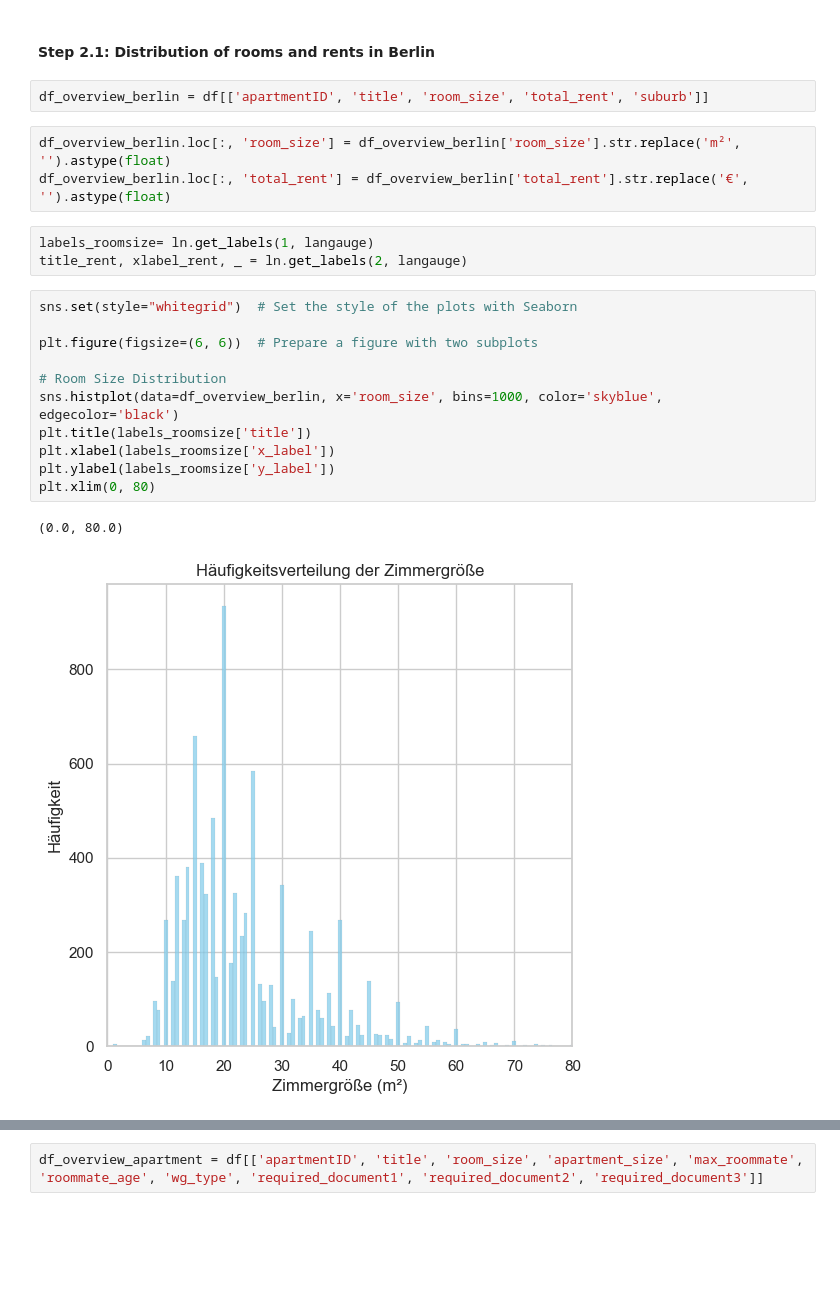
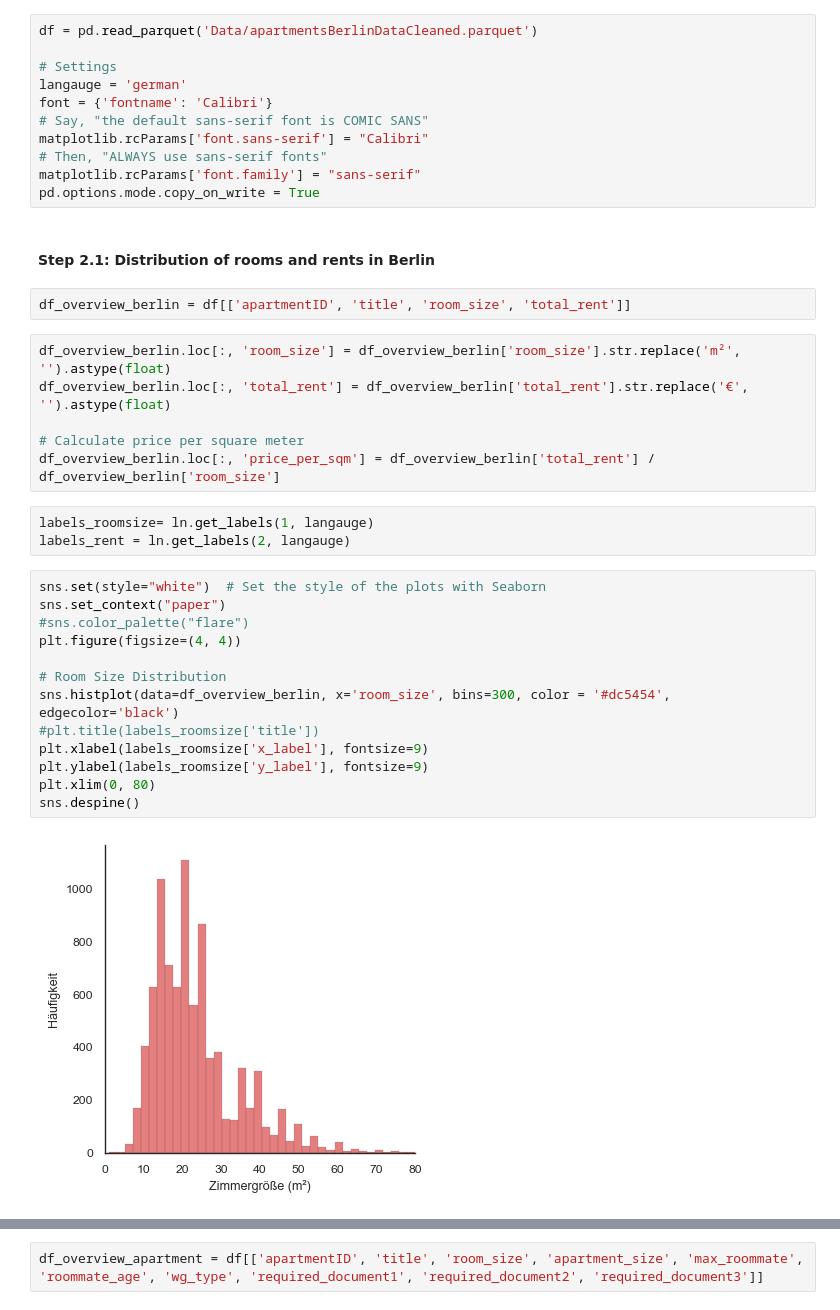
Before and after one commit to pascals00/WG-Gesucht, a Jupyter notebook: DataAnalysis/MakroAnalysis.ipynb, the cells around one changed output, grey strips where cells are left out. Cells and saved outputs as stored; diff of their text form; blank space fills up the shorter version.

```diff
--- a/DataAnalysis/MakroAnalysis.ipynb
+++ b/DataAnalysis/MakroAnalysis.ipynb
@@ -22,24 +21,39 @@ langauge = 'german'
+# %%
+df = pd.read_parquet('Data/apartmentsBerlinDataCleaned.parquet')
+
+# Settings
+langauge = 'german'
+font = {'fontname': 'Calibri'}
+# Say, "the default sans-serif font is COMIC SANS"
+matplotlib.rcParams['font.sans-serif'] = "Calibri"
+# Then, "ALWAYS use sans-serif fonts"
+matplotlib.rcParams['font.family'] = "sans-serif"
+pd.options.mode.copy_on_write = True
 # %% [markdown]
 #### Step 2.1: Distribution of rooms and rents in Berlin
 # %%
-df_overview_berlin = df[['apartmentID', 'title', 'room_size', 'total_rent', 'suburb']]
+df_overview_berlin = df[['apartmentID', 'title', 'room_size', 'total_rent']]
 # %%
 df_overview_berlin.loc[:, 'room_size'] = df_overview_berlin['room_size'].str.replace('m²', '').astype(float)
 df_overview_berlin.loc[:, 'total_rent'] = df_overview_berlin['total_rent'].str.replace('€', '').astype(float)
+
+# Calculate price per square meter
+df_overview_berlin.loc[:, 'price_per_sqm'] = df_overview_berlin['total_rent'] / df_overview_berlin['room_size']
 # %%
 labels_roomsize= ln.get_labels(1, langauge)
-title_rent, xlabel_rent, _ = ln.get_labels(2, langauge)
+labels_rent = ln.get_labels(2, langauge)
 # %%
-sns.set(style="whitegrid")  # Set the style of the plots with Seaborn
-
-plt.figure(figsize=(6, 6))  # Prepare a figure with two subplots
+sns.set(style="white")  # Set the style of the plots with Seaborn
+sns.set_context("paper")
+#sns.color_palette("flare")
+plt.figure(figsize=(4, 4))
 
 # Room Size Distribution
-sns.histplot(data=df_overview_berlin, x='room_size', bins=1000, color='skyblue', edgecolor='black')
-plt.title(labels_roomsize['title'])
-plt.xlabel(labels_roomsize['x_label'])
-plt.ylabel(labels_roomsize['y_label'])
+sns.histplot(data=df_overview_berlin, x='room_size', bins=300, color = '#dc5454', edgecolor='black')
+#plt.title(labels_roomsize['title'])
+plt.xlabel(labels_roomsize['x_label'], fontsize=9)
+plt.ylabel(labels_roomsize['y_label'], fontsize=9)
 plt.xlim(0, 80)
+sns.despine()
 # %% [output]
-(0.0, 80.0)
-[figure, old version]
+[figure, new version]
```
Also changed, not shown: parts of 23 cells of this notebook.
